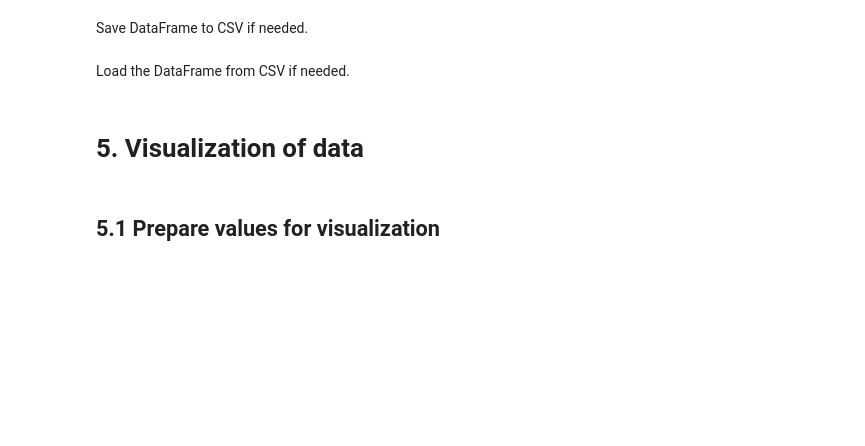
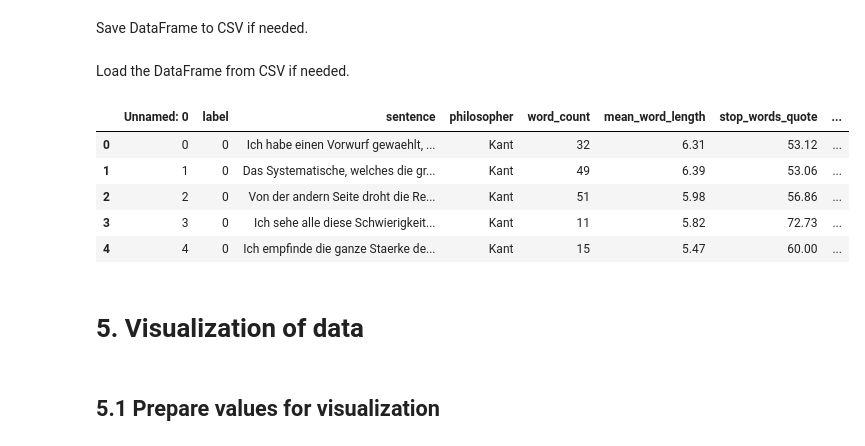
Before and after one commit to chrislemke/nlp-text-classifier, a Jupyter notebook: notebooks/german_philo_text_classifier.ipynb, the cells around one changed output. Drawn from its saved outputs; the diff is of its cells as text; code cells hidden in the pictures; blank space fills up the shorter version.

```diff
--- a/notebooks/german_philo_text_classifier.ipynb
+++ b/notebooks/german_philo_text_classifier.ipynb
@@ -261,6 +255,14 @@ df.to_csv('/content/drive/My Drive/RUAK/output/dataframe/dataframe.csv')
 Load the DataFrame from CSV if needed.
 # %%
 df = pd.read_csv('/content/drive/My Drive/RUAK/output/dataframe/dataframe.csv')
+df.head()
+# %% [output]
+|  | Unnamed: 0 | label | sentence | philosopher | word_count | mean_word_length | stop_words_quote | ... |
+| 0 | 0 | 0 | Ich habe einen Vorwurf gewaehlt, ... | Kant | 32 | 6.31 | 53.12 | ... |
+| 1 | 1 | 0 | Das Systematische, welches die gr... | Kant | 49 | 6.39 | 53.06 | ... |
+| 2 | 2 | 0 | Von der andern Seite droht die Re... | Kant | 51 | 5.98 | 56.86 | ... |
+| 3 | 3 | 0 | Ich sehe alle diese Schwierigkeit... | Kant | 11 | 5.82 | 72.73 | ... |
+| 4 | 4 | 0 | Ich empfinde die ganze Staerke de... | Kant | 15 | 5.47 | 60.00 | ... |
 # %% [markdown]
 # 5. Visualization of data
 # %% [markdown]
```
Also changed, not shown: parts of 19 cells of this notebook.
